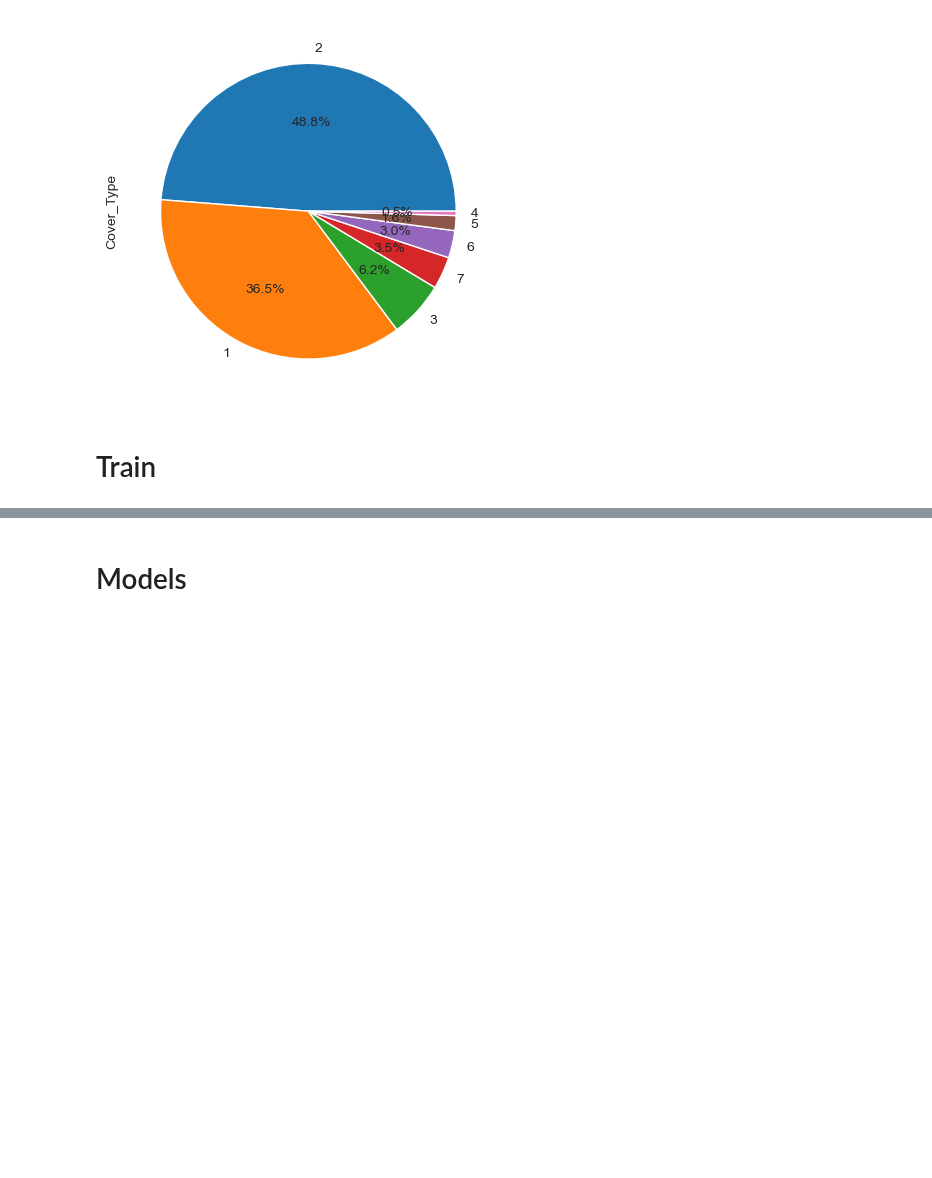
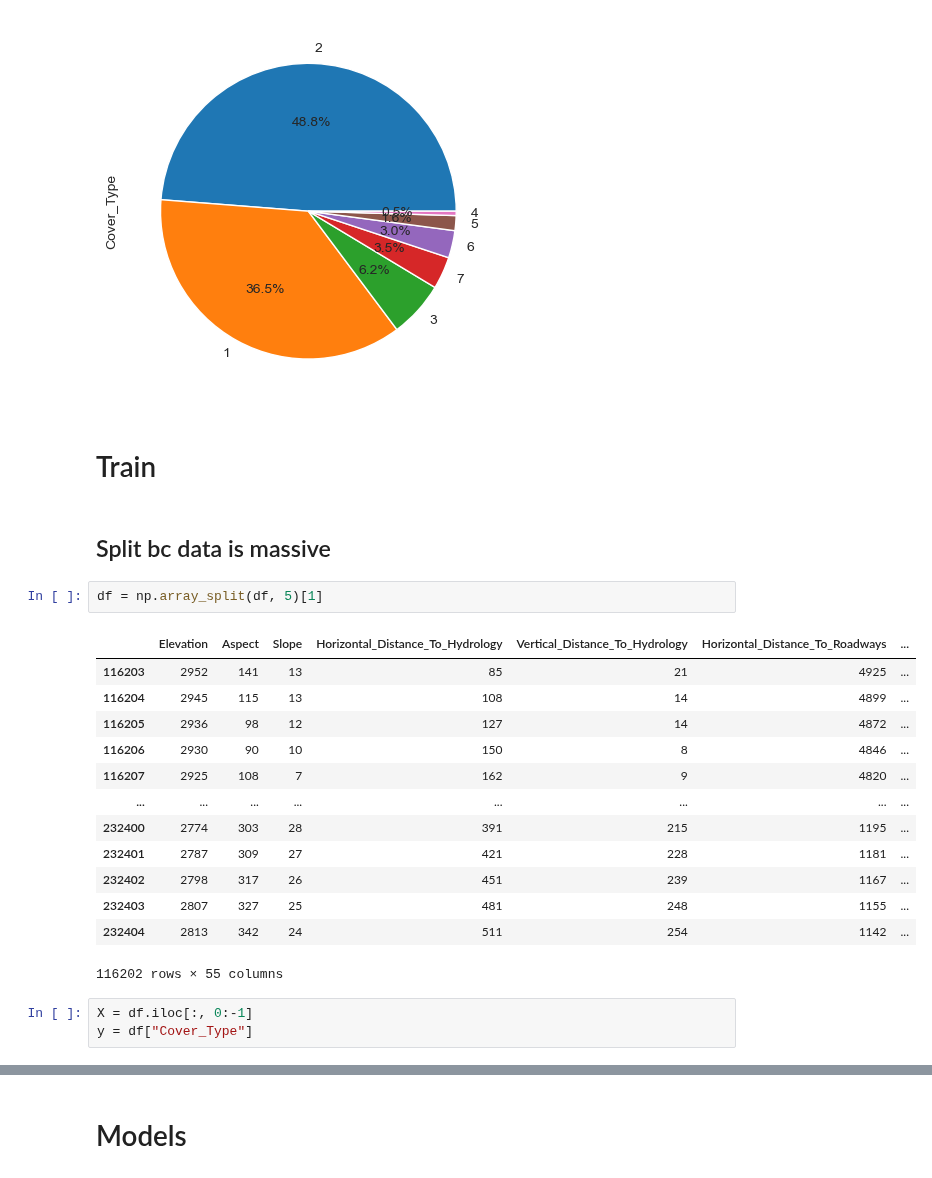
Before and after one commit to hsuliz/university, a Jupyter notebook: year-2023/data-science/forest-anal/anal.ipynb, the cells around one changed output, grey strips where cells are left out. Cells and saved outputs as stored; diff of their text form; blank space fills up the shorter version.

```diff
--- a/year-2023/data-science/forest-anal/anal.ipynb
+++ b/year-2023/data-science/forest-anal/anal.ipynb
@@ -70,3 +70,24 @@ df["Cover_Type"].value_counts().plot.pie(autopct='%1.1f%%')
 [figure]
 # %% [markdown]
 # Train
+# %% [markdown]
+## Split bc data is massive
+# %%
+df = np.array_split(df, 5)[1]
+# %% [output]
+|  | Elevation | Aspect | Slope | Horizontal_Distance_To_Hydrology | Vertical_Distance_To_Hydrology | Horizontal_Distance_To_Roadways | ... |
+| 116203 | 2952 | 141 | 13 | 85 | 21 | 4925 | ... |
+| 116204 | 2945 | 115 | 13 | 108 | 14 | 4899 | ... |
+| 116205 | 2936 | 98 | 12 | 127 | 14 | 4872 | ... |
+| 116206 | 2930 | 90 | 10 | 150 | 8 | 4846 | ... |
+| 116207 | 2925 | 108 | 7 | 162 | 9 | 4820 | ... |
+| ... | ... | ... | ... | ... | ... | ... | ... |
+| 232400 | 2774 | 303 | 28 | 391 | 215 | 1195 | ... |
+| 232401 | 2787 | 309 | 27 | 421 | 228 | 1181 | ... |
+| 232402 | 2798 | 317 | 26 | 451 | 239 | 1167 | ... |
+| 232403 | 2807 | 327 | 25 | 481 | 248 | 1155 | ... |
+| 232404 | 2813 | 342 | 24 | 511 | 254 | 1142 | ... |
+116202 rows × 55 columns
+# %%
+X = df.iloc[:, 0:-1]
+y = df["Cover_Type"]
```
Also changed, not shown: parts of 9 cells of this notebook.
